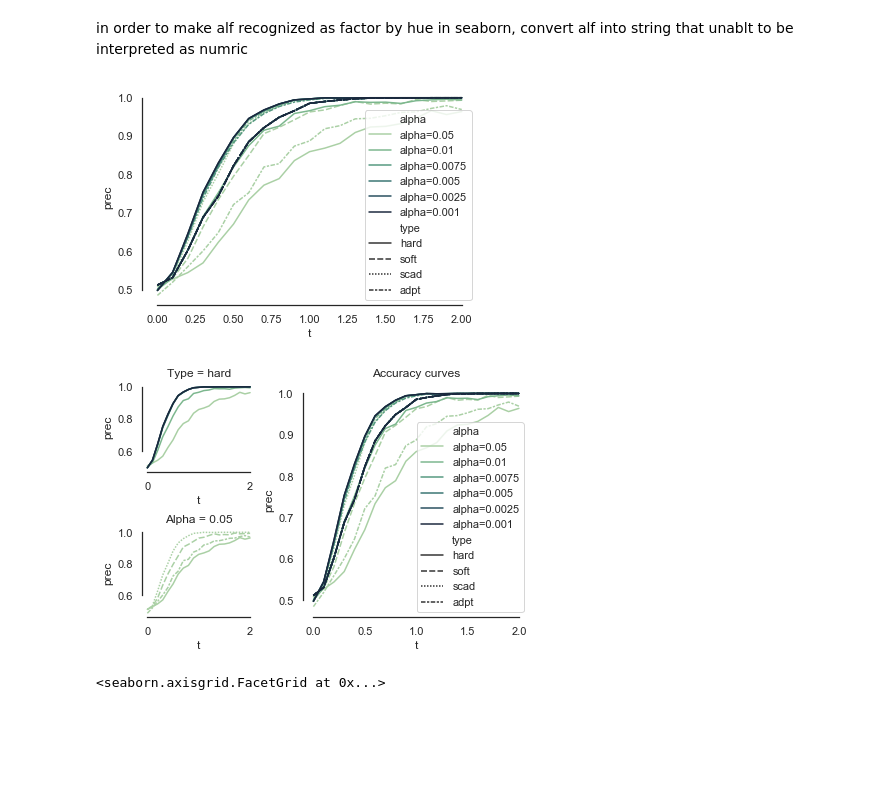
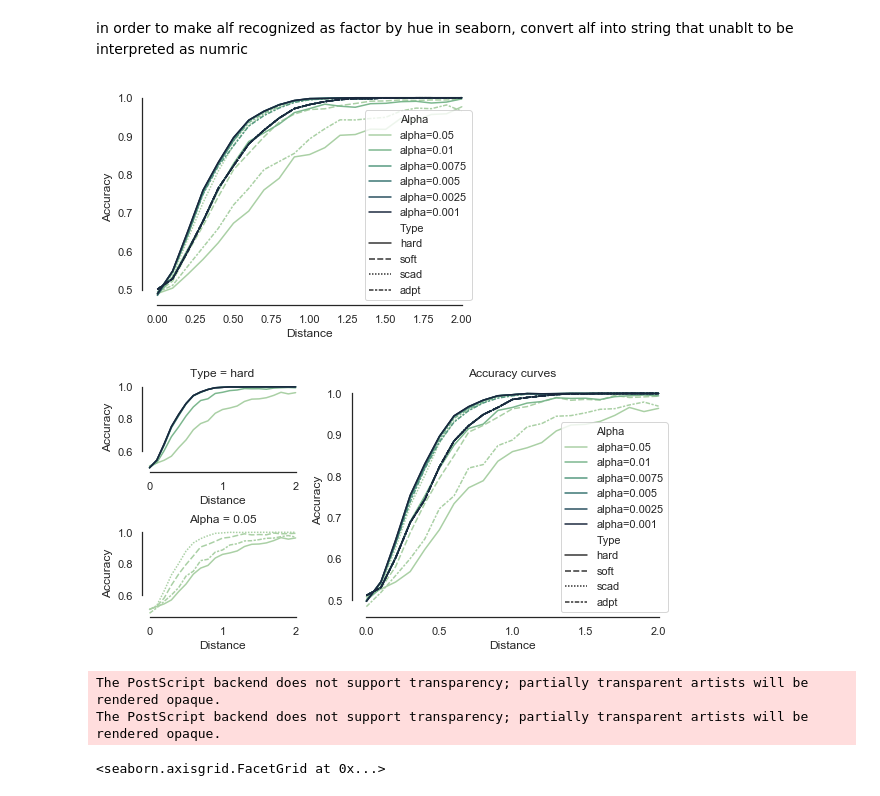
Before and after one commit to JasonZhang0619/LDAS, a Jupyter notebook: simulation_plot.ipynb, the cells around one changed output. Saved outputs shown, nothing was run; the diff lists cells and outputs as text; code cells hidden in the pictures; blank space fills up the shorter version.

```diff
--- a/simulation_plot.ipynb
+++ b/simulation_plot.ipynb
@@ -9,3 +7,6 @@ data=pd.read_csv('simulation/simulation_arm_unbalance.csv')
+# %%
+data=pd.read_csv('simulation/simulation_arm_balance.csv')
+data=data.rename({'t': 'Distance', 'prec': 'Accuracy','type':'Type'}, axis='columns')
 # %%
 data.describe(include='all')
 # %% [output]
@@ -45,5 +42,5 @@ array([0.001 , 0.0025, 0.005 , 0.0075, 0.01  , 0.05  ])
 # %%
-datas['alpha']='alpha='+datas.alf.astype('str')
+datas['Alpha']='alpha='+datas.alf.astype('str')
 # %% [output]
 A value is trying to be set on a copy of a slice from a DataFrame.
 Try using .loc[row_indexer,col_indexer] = value instead
@@ -54,43 +51,50 @@ See the caveats in the documentation: http://pandas.pydata.org/pandas-docs/stabl
 in order to make alf recognized as factor by hue in seaborn, convert alf into string that unablt to be interpreted as numric
 # %%
 sns.set(style="white")
-sns.lineplot(x="t", y="prec",
-             hue="alpha",style='type',
+sns.lineplot(x="Distance", y="Accuracy",
+             hue="Alpha",style='Type',
              palette="ch:r=-.5,l=.75",
              data=datas,ci=None)
 sns.despine(trim=True)
 # %% [output]
-[figure, old version]
+[figure, new version]
 # %%
-fig3 = plt.figure(constrained_layout=True)
+fig3 = plt.figure(constrained_layout=True,figsize=[8,4])
 gs = fig3.add_gridspec(2, 3)
 f3_ax1 = fig3.add_subplot(gs[:,1:])
 sns.set(style="white")
-sns_plot=sns.lineplot(x="t", y="prec",
-             hue="alpha",style='type',
+sns_plot=sns.lineplot(x="Distance", y="Accuracy",
+             hue="Alpha",style='Type',
              palette="ch:r=-.5,l=.75",
              data=datas,ci=None)
 sns.despine(trim=True)
 sns_plot.set_title('Accuracy curves')
+#sns_plot.set(xlabel='Distance', ylabel='Accuracy')
 
 f3_ax2 = fig3.add_subplot(gs[0,0])
 sns.set(style="white")
-sns.lineplot(x="t", y="prec",
-             hue="alpha",
+sns.lineplot(x="Distance", y="Accuracy",
+             hue="Alpha",
              palette="ch:r=-.5,l=.75",
-             data=datas.query("type=='hard'"),ci=None,
+             data=datas.query("Type=='hard'"),ci=None,
             legend=None).set_title('Type = hard')
 sns.despine(trim=True)
 
 f3_ax3 = fig3.add_subplot(gs[1,0])
 sns.set(style="white")
-sns.lineplot(x="t", y="prec",
-             hue="alpha",style='type',
+sns.lineplot(x="Distance", y="Accuracy",
+             hue="Alpha",style='Type',
              palette="ch:r=-.5,l=.75",
              data=datas.query("alf==0.05"),ci=None,
             legend=None).set_title('Alpha = 0.05')
 sns.despine(trim=True)
 # %% [output]
-[figure, old version]
+[figure, new version]
+# %%
+fig = sns_plot.get_figure()
+fig.savefig('arm_sim.eps', format='eps', dpi=100)
+# %% [output]
+The PostScript backend does not support transparency; partially transparent artists will be rendered opaque.
+The PostScript backend does not support transparency; partially transparent artists will be rendered opaque.
 # %%
 sns.set(style="white")
```
Also changed, not shown: parts of 22 cells of this notebook, 3 other files.
